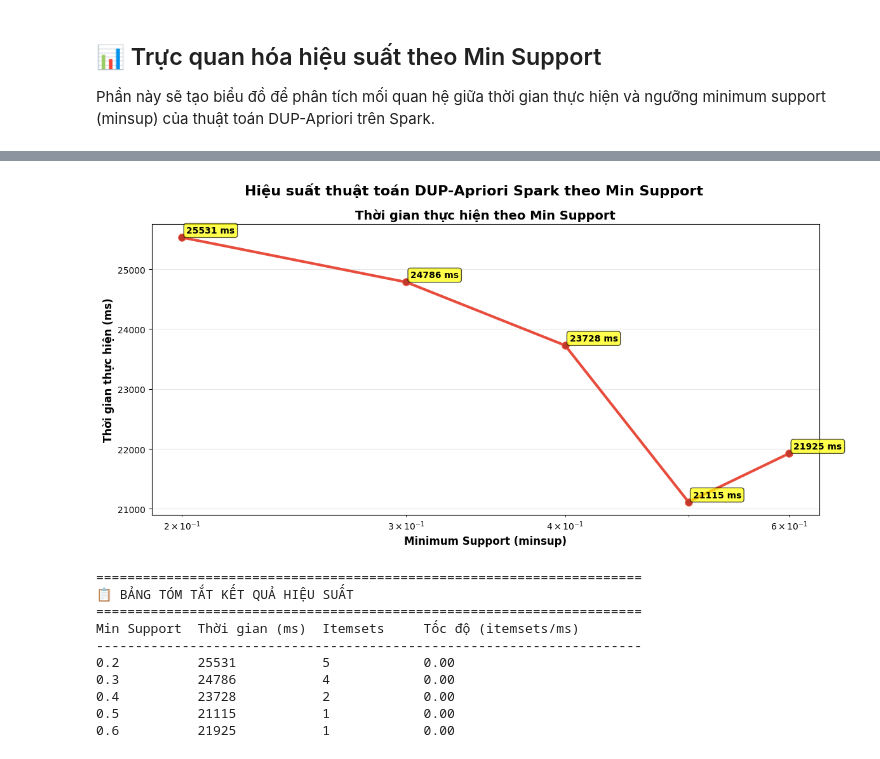
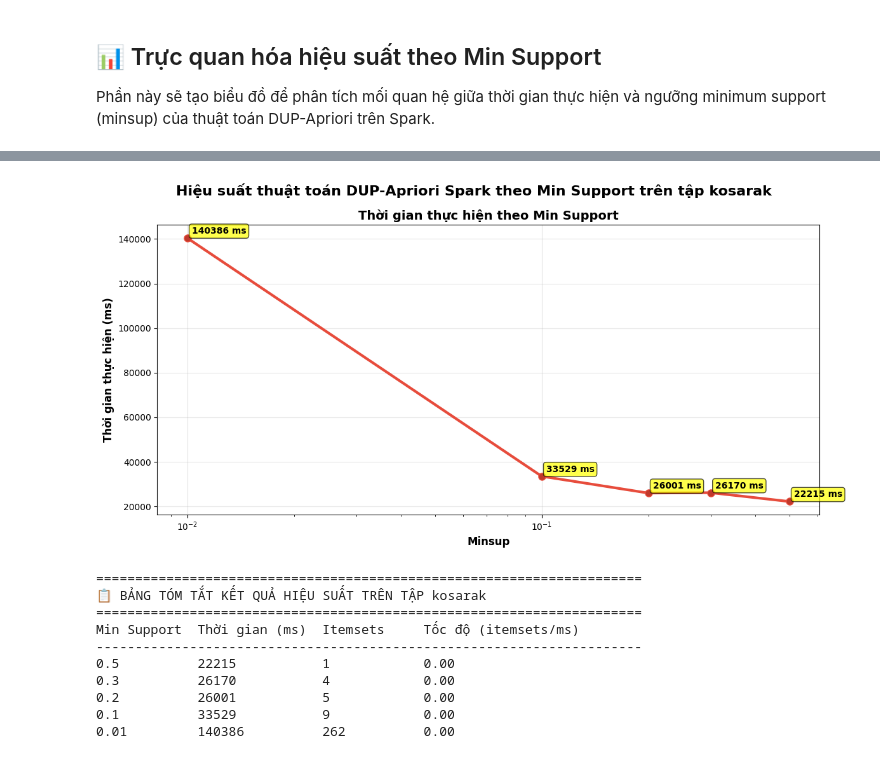
Before and after one commit to d3m0l15h/DUP-Apriori, a Jupyter notebook: Spark_Dup-Apriori.ipynb, the cells around one changed output, grey strips where cells are left out. Drawn from its saved outputs; the diff is of its cells as text; code cells hidden in the pictures.

```diff
--- a/Spark_Dup-Apriori.ipynb
+++ b/Spark_Dup-Apriori.ipynb
@@ -1600,6 +1575,8 @@ import matplotlib.pyplot as plt
 import numpy as np
 import time
 from collections import defaultdict
+
+dataset_name = 'kosarak'
 
 def run_performance_benchmark():
     """
@@ -1610,14 +1587,14 @@ def run_performance_benchmark():
 
     # Load dataset
     print("📂 Đang load dataset retail.txt...")
-    retail_rdd = load_large_dataset_optimized('/home/datdao/DUP-Apriori/kosarak.txt')
+    retail_rdd = load_large_dataset_optimized(f'/home/datdao/DUP-Apriori/{dataset_name}.txt')
 
     if not retail_rdd:
         print("❌ Không thể load dataset!")
         return None, None, None
 
     # Các giá trị minsup để test (từ cao xuống thấp)
-    minsup_values = [0.2, 0.3, 0.4, 0.5, 0.6]
+    minsup_values = [0.5, 0.3, 0.2, 0.1, 0.01]
     execution_times = []
     itemset_counts = []
     valid_minsups = []
@@ -1770,13 +1737,13 @@ def create_performance_visualization(minsup_values, exec_times, itemset_counts):
 
     # Tạo figure
     fig, ax1 = plt.subplots(1, 1, figsize=(12, 6))
-    fig.suptitle('Hiệu suất thuật toán DUP-Apriori Spark theo Min Support',
+    fig.suptitle(f'Hiệu suất thuật toán DUP-Apriori Spark theo Min Support trên tập {dataset_name}',
                  fontsize=16, fontweight='bold')
 
     # Biểu đồ 1: Thời gian thực hiện theo minsup (mili giây)
     ax1.plot(minsup_values, exec_times_ms, 'ro-', linewidth=3, markersize=8,
              color='#e74c3c', markerfacecolor='#c0392b')
-    ax1.set_xlabel('Minimum Support (minsup)', fontsize=12, fontweight='bold')
+    ax1.set_xlabel('Minsup', fontsize=12, fontweight='bold')
     ax1.set_ylabel('Thời gian thực hiện (ms)', fontsize=12, fontweight='bold')
     ax1.set_title('Thời gian thực hiện theo Min Support', fontsize=14, fontweight='bold')
     ax1.grid(True, alpha=0.3)
@@ -1784,42 +1751,42 @@ def create_performance_visualization(minsup_values, exec_times, itemset_counts):
     # Không dùng log scale cho trục y để số liệu đúng thực tế
 
     # Thêm annotations cho các điểm (hiển thị mili giây, không nhân x10)
     for minsup, exec_time_ms in zip(minsup_values, exec_times_ms):
         ax1.annotate(f'{exec_time_ms:.0f} ms',
                     xy=(minsup, exec_time_ms),
                     xytext=(5, 5),
                     textcoords='offset points',
                     fontsize=10, fontweight='bold',
                     bbox=dict(boxstyle='round,pad=0.3', facecolor='yellow', alpha=0.7))
 
     plt.tight_layout()
     plt.show()
 
     # In bảng tóm tắt kết quả
     print("\n" + "="*70)
-    print("📋 BẢNG TÓM TẮT KẾT QUẢ HIỆU SUẤT")
+    print(f"📋 BẢNG TÓM TẮT KẾT QUẢ HIỆU SUẤT TRÊN TẬP {dataset_name}")
     print("="*70)
     print(f"{'Min Support':<12} {'Thời gian (ms)':<15} {'Itemsets':<12} {'Tốc độ (itemsets/ms)':<22}")
     print("-" * 70)
 
     for minsup, exec_time_ms, count in zip(minsup_values, exec_times_ms, itemset_counts):
         speed = count / exec_time_ms if exec_time_ms > 0 else 0
         print(f"{minsup:<12} {exec_time_ms:<15.0f} {count:<12,} {speed:<22.2f}")
 
 # Tạo visualization nếu có dữ liệu
 if minsup_values and exec_times and itemset_counts:
     create_performance_visualization(minsup_values, exec_times, itemset_counts)
 else:
     print("⚠️ Không có dữ liệu để tạo biểu đồ. Vui lòng chạy benchmark trước.")
 # %% [output]
-[figure, old version]
+[figure, new version]
 ======================================================================
-📋 BẢNG TÓM TẮT KẾT QUẢ HIỆU SUẤT
+📋 BẢNG TÓM TẮT KẾT QUẢ HIỆU SUẤT TRÊN TẬP kosarak
 ======================================================================
 Min Support  Thời gian (ms)  Itemsets     Tốc độ (itemsets/ms)
 ----------------------------------------------------------------------
-0.2          25531           5            0.00
-0.3          24786           4            0.00
-0.4          23728           2            0.00
-0.5          21115           1            0.00
-0.6          21925           1            0.00
+0.5          22215           1            0.00
+0.3          26170           4            0.00
+0.2          26001           5            0.00
+0.1          33529           9            0.00
+0.01         140386          262          0.00
```
Also changed, not shown: parts of 5 cells of this notebook, 1 other file.
